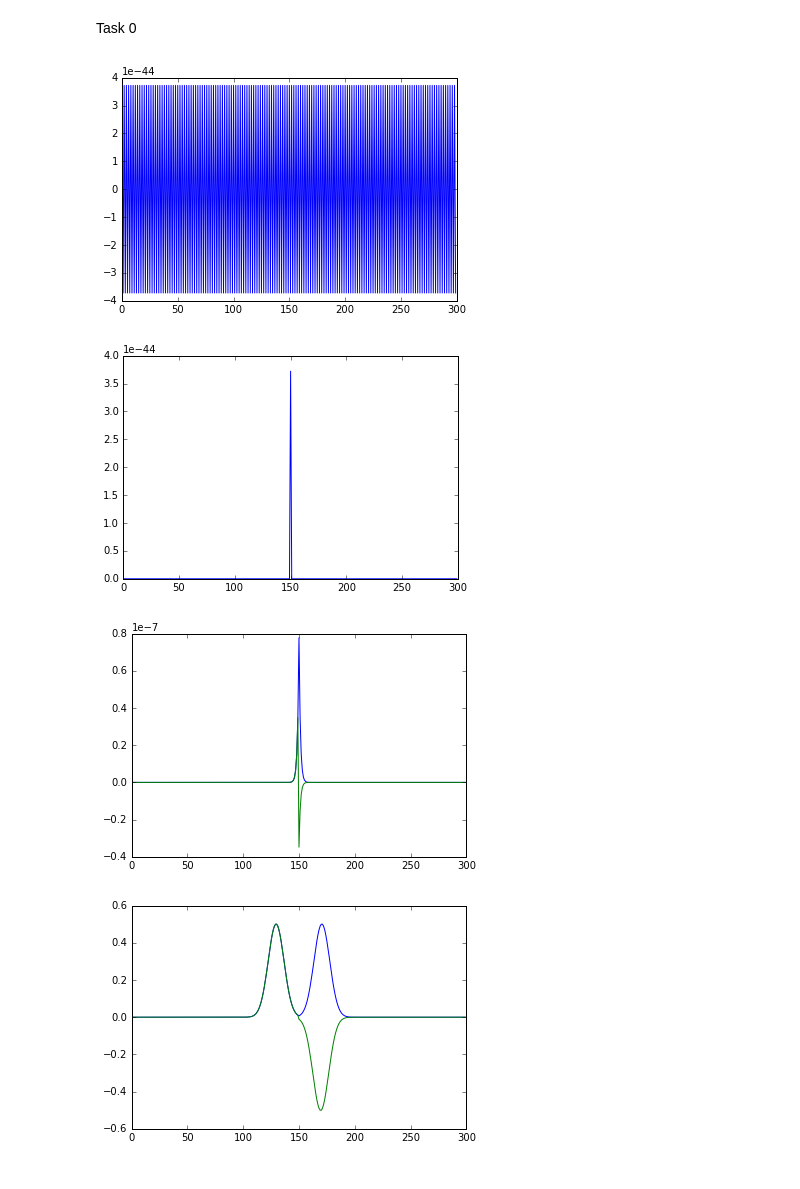
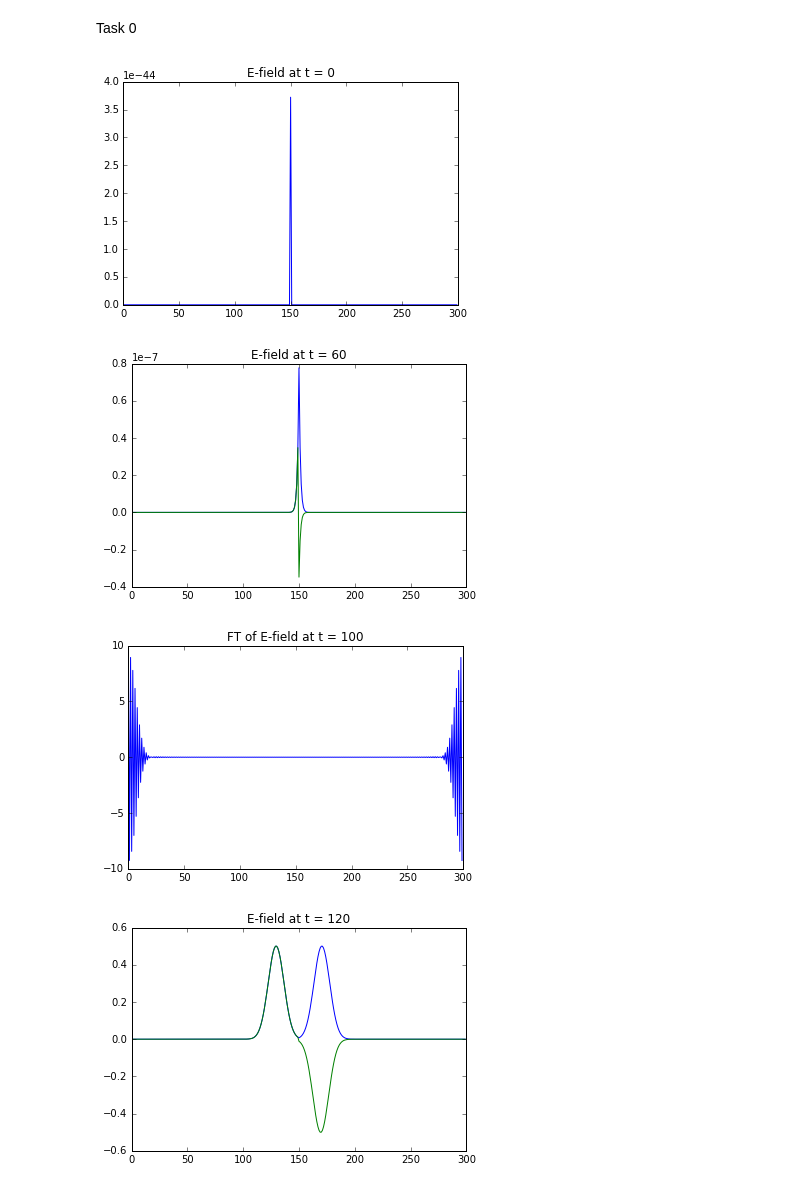
Before and after one commit to fazdal/fdtd-fdfd, a Jupyter notebook: fdtd/task0.ipynb, the cells around one changed output. Cells and saved outputs as stored; diff of their text form; code cells hidden in the pictures.

```diff
--- a/fdtd/task0.ipynb
+++ b/fdtd/task0.ipynb
@@ -24,35 +24,38 @@ hy = np.zeros(nx)
 
 fignum = 0
 
 for dt in range(0,nt):
     for j in range(0,nx-2):
         hy[j] = hy[j] + (ez[j+1]-ez[j])/imp0
 
     for j in range(1,nx-1):
         ez[j] = ez[j] + (hy[j]-hy[j-1])*imp0
     #ez[srcori] += m.exp(-(dt-srcdel)*(dt-srcdel)/srcwid)
     ez[srcori] += m.exp(-((dt-srcdel)*(dt-srcdel))/(srcwid*srcwid))
 
 
     plt.hold(True)
-    if (dt == 0):
+    if (dt == srcdel):
         fignum+=1
         plt.figure(fignum)
+        plt.title("FT of E-field at t = "+ str(dt))
         plt.plot(np.fft.fft(ez))
 
     if (dt % 60 == 0 or dt == nt-2):
         fignum += 1
         plt.figure(fignum)
+        plt.title("E-field at t = "+ str(dt))
         plt.plot(ez)
 
         if (dt != nt-2):
             plt.plot(hy*imp0)
         elif (dt == nt-2):
             fignum+=1
             plt.figure(fignum)
+            plt.title("FT of E-field at t = "+ str(dt))
             plt.plot(np.fft.fft(ez))
 # %% [output]
-[figure, old version]
+[figure, new version]
-[figure, old version]
+[figure, new version]
-[figure, old version]
+[figure, new version]
-[figure, old version]
+[figure, new version]
```
Also changed, not shown: parts of 1 cell of this notebook.
